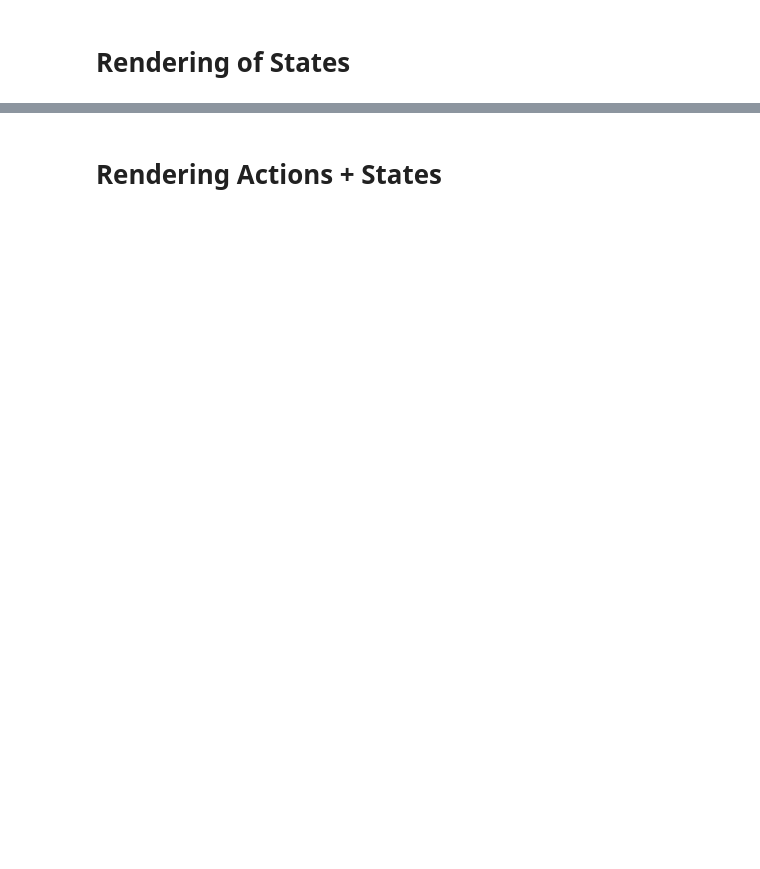
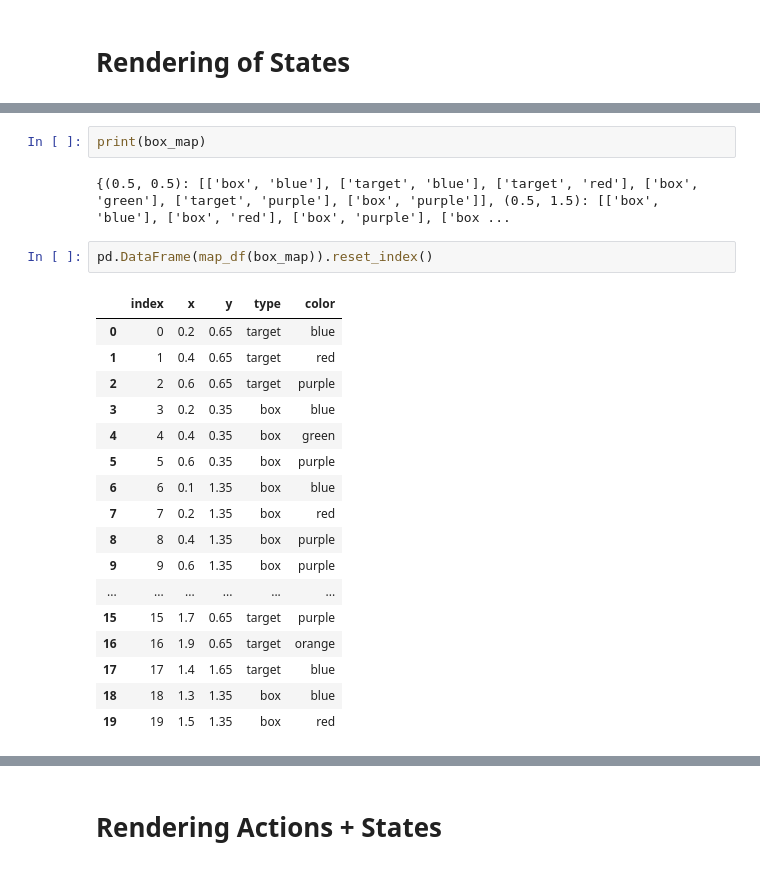
Before and after one commit to KevinBian107/RPLH, a Jupyter notebook: demos/render.ipynb, the cells around one changed output, grey strips where cells are left out. Saved outputs shown, nothing was run; the diff lists cells and outputs as text; blank space fills up the shorter version.

```diff
--- a/demos/render.ipynb
+++ b/demos/render.ipynb
@@ -36,0 +41,24 @@ box_map, action_list = trans_data(pg_state_0, action_list_raw)
+# %%
+print(box_map)
+# %% [output]
+{(0.5, 0.5): [['box', 'blue'], ['target', 'blue'], ['target', 'red'], ['box', 'green'], ['target', 'purple'], ['box', 'purple']], (0.5, 1.5): [['box', 'blue'], ['box', 'red'], ['box', 'purple'], ['box ...
+# %%
+pd.DataFrame(map_df(box_map)).reset_index()
+# %% [output]
+|  | index | x | y | type | color |
+| 0 | 0 | 0.2 | 0.65 | target | blue |
+| 1 | 1 | 0.4 | 0.65 | target | red |
+| 2 | 2 | 0.6 | 0.65 | target | purple |
+| 3 | 3 | 0.2 | 0.35 | box | blue |
+| 4 | 4 | 0.4 | 0.35 | box | green |
+| 5 | 5 | 0.6 | 0.35 | box | purple |
+| 6 | 6 | 0.1 | 1.35 | box | blue |
+| 7 | 7 | 0.2 | 1.35 | box | red |
+| 8 | 8 | 0.4 | 1.35 | box | purple |
+| 9 | 9 | 0.6 | 1.35 | box | purple |
+| ... | ... | ... | ... | ... | ... |
+| 15 | 15 | 1.7 | 0.65 | target | purple |
+| 16 | 16 | 1.9 | 0.65 | target | orange |
+| 17 | 17 | 1.4 | 1.65 | target | blue |
+| 18 | 18 | 1.3 | 1.35 | box | blue |
+| 19 | 19 | 1.5 | 1.35 | box | red |
```
Also changed, not shown: parts of 11 cells of this notebook, 1 other file.
